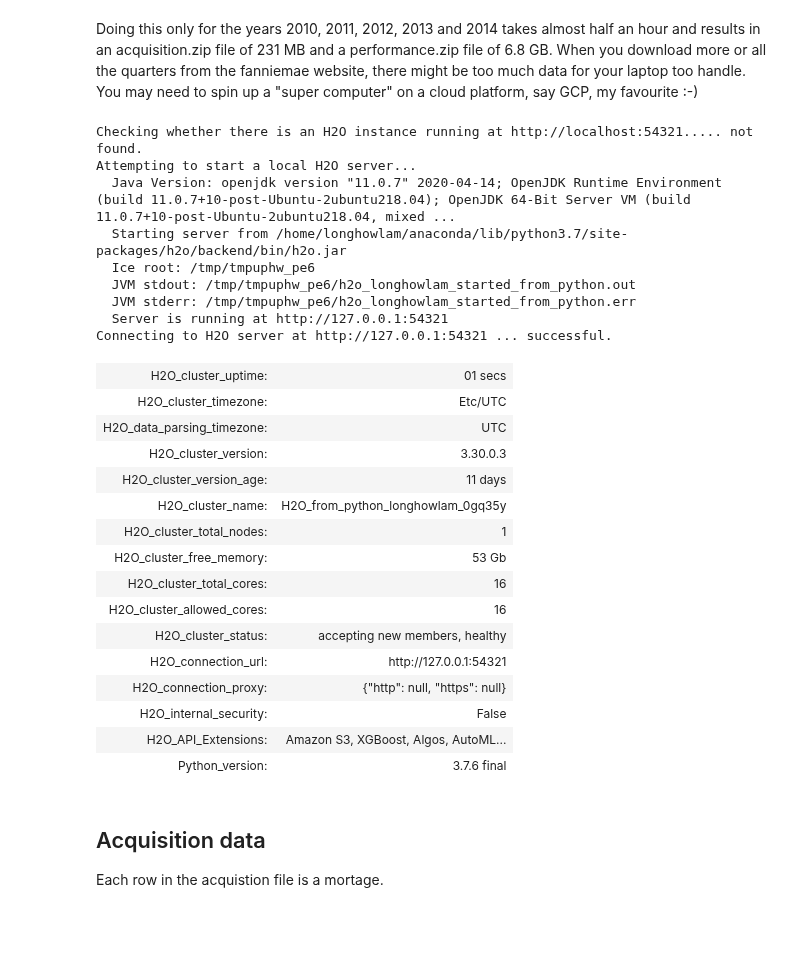
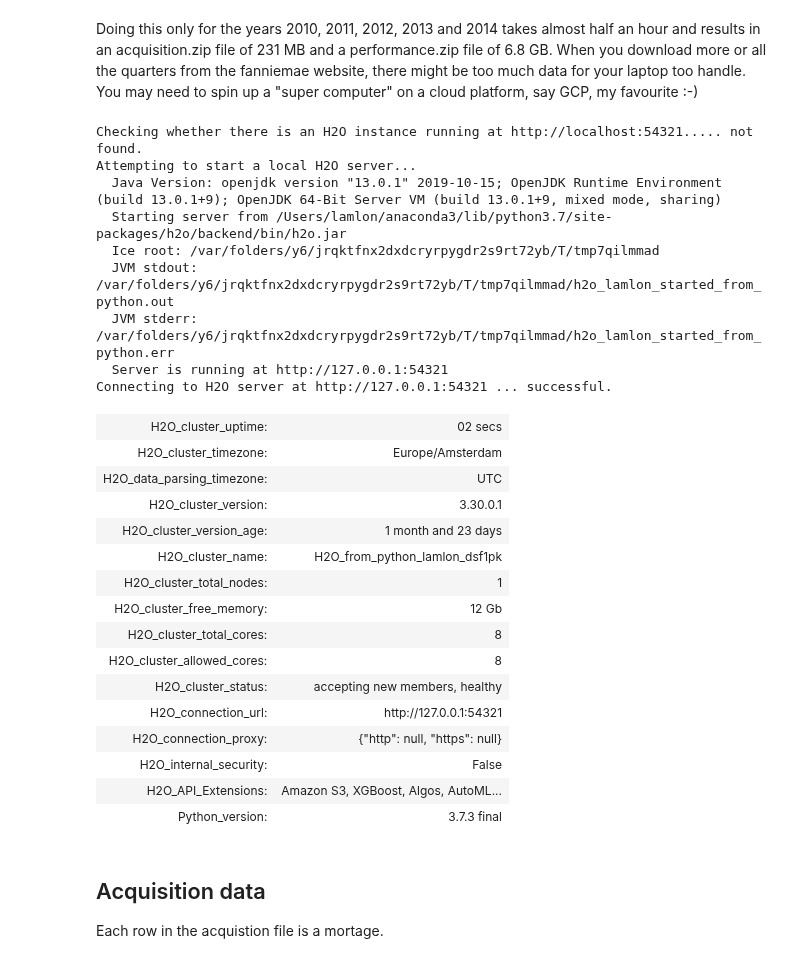
Before and after one commit to longhowlam/fanniemae_family_loans, a Jupyter notebook: h2o_modeling.ipynb, the cells around one changed output. Drawn from its saved outputs; the diff is of its cells as text; code cells hidden in the pictures; blank space fills up the shorter version.

```diff
--- a/h2o_modeling.ipynb
+++ b/h2o_modeling.ipynb
@@ -36,34 +36,34 @@ import pandas as pd
 # %%
 #%%capture
 
 #### Set up h2o
-h2o.init(max_mem_size="53G");
+h2o.init(max_mem_size="12G");
 # %% [output]
 Checking whether there is an H2O instance running at http://localhost:54321..... not found.
 Attempting to start a local H2O server...
-  Java Version: openjdk version "11.0.7" 2020-04-14; OpenJDK Runtime Environment (build 11.0.7+10-post-Ubuntu-2ubuntu218.04); OpenJDK 64-Bit Server VM (build 11.0.7+10-post-Ubuntu-2ubuntu218.04, mixed ...
-  Starting server from /home/longhowlam/anaconda/lib/python3.7/site-packages/h2o/backend/bin/h2o.jar
-  Ice root: /tmp/tmpuphw_pe6
-  JVM stdout: /tmp/tmpuphw_pe6/h2o_longhowlam_started_from_python.out
-  JVM stderr: /tmp/tmpuphw_pe6/h2o_longhowlam_started_from_python.err
+  Java Version: openjdk version "13.0.1" 2019-10-15; OpenJDK Runtime Environment (build 13.0.1+9); OpenJDK 64-Bit Server VM (build 13.0.1+9, mixed mode, sharing)
+  Starting server from /Users/lamlon/anaconda3/lib/python3.7/site-packages/h2o/backend/bin/h2o.jar
+  Ice root: /var/folders/y6/jrqktfnx2dxdcryrpygdr2s9rt72yb/T/tmp7qilmmad
+  JVM stdout: /var/folders/y6/jrqktfnx2dxdcryrpygdr2s9rt72yb/T/tmp7qilmmad/h2o_lamlon_started_from_python.out
+  JVM stderr: /var/folders/y6/jrqktfnx2dxdcryrpygdr2s9rt72yb/T/tmp7qilmmad/h2o_lamlon_started_from_python.err
   Server is running at http://127.0.0.1:54321
 Connecting to H2O server at http://127.0.0.1:54321 ... successful.
-| H2O_cluster_uptime: | 01 secs |
-| H2O_cluster_timezone: | Etc/UTC |
+| H2O_cluster_uptime: | 02 secs |
+| H2O_cluster_timezone: | Europe/Amsterdam |
 | H2O_data_parsing_timezone: | UTC |
-| H2O_cluster_version: | 3.30.0.3 |
-| H2O_cluster_version_age: | 11 days |
-| H2O_cluster_name: | H2O_from_python_longhowlam_0gq35y |
+| H2O_cluster_version: | 3.30.0.1 |
+| H2O_cluster_version_age: | 1 month and 23 days |
+| H2O_cluster_name: | H2O_from_python_lamlon_dsf1pk |
 | H2O_cluster_total_nodes: | 1 |
-| H2O_cluster_free_memory: | 53 Gb |
-| H2O_cluster_total_cores: | 16 |
-| H2O_cluster_allowed_cores: | 16 |
+| H2O_cluster_free_memory: | 12 Gb |
+| H2O_cluster_total_cores: | 8 |
+| H2O_cluster_allowed_cores: | 8 |
 | H2O_cluster_status: | accepting new members, healthy |
 | H2O_connection_url: | http://127.0.0.1:54321 |
 | H2O_connection_proxy: | {"http": null, "https": null} |
 | H2O_internal_security: | False |
 | H2O_API_Extensions: | Amazon S3, XGBoost, Algos, AutoML... |
-| Python_version: | 3.7.6 final |
+| Python_version: | 3.7.3 final |
 # %% [markdown]
 ## Acquisition data
 Each row in the acquistion file is a mortage.
```
Also changed, not shown: parts of 1 cell of this notebook, 1 other file.
